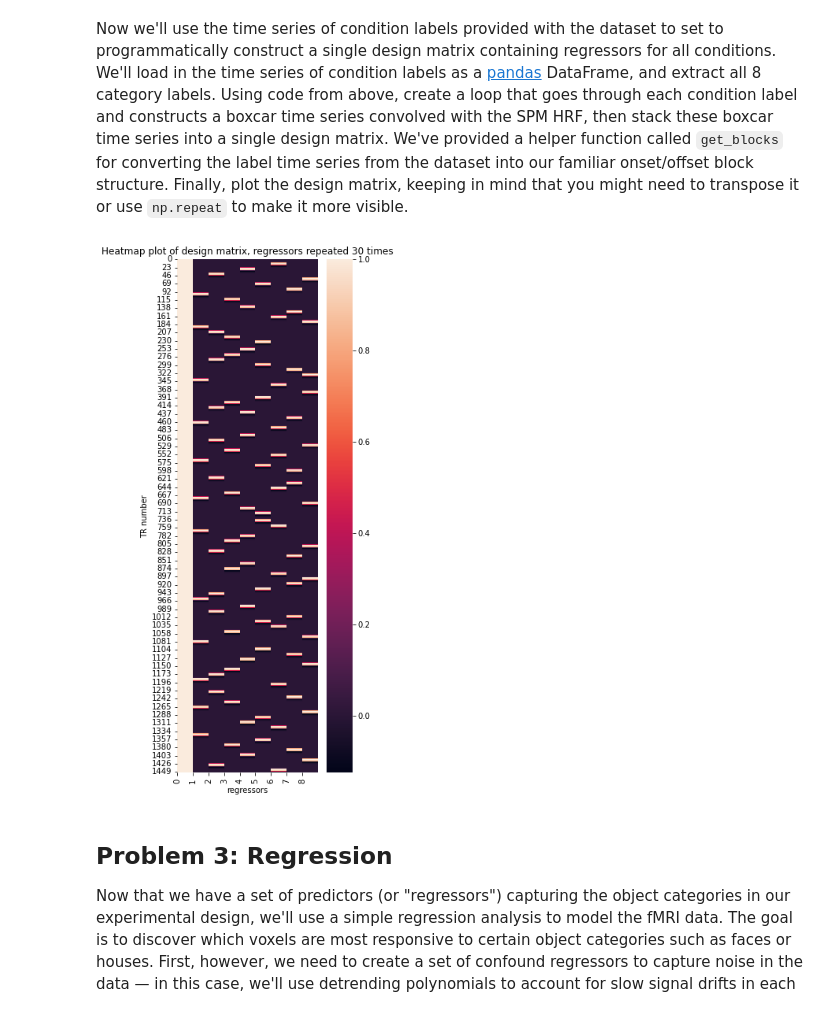
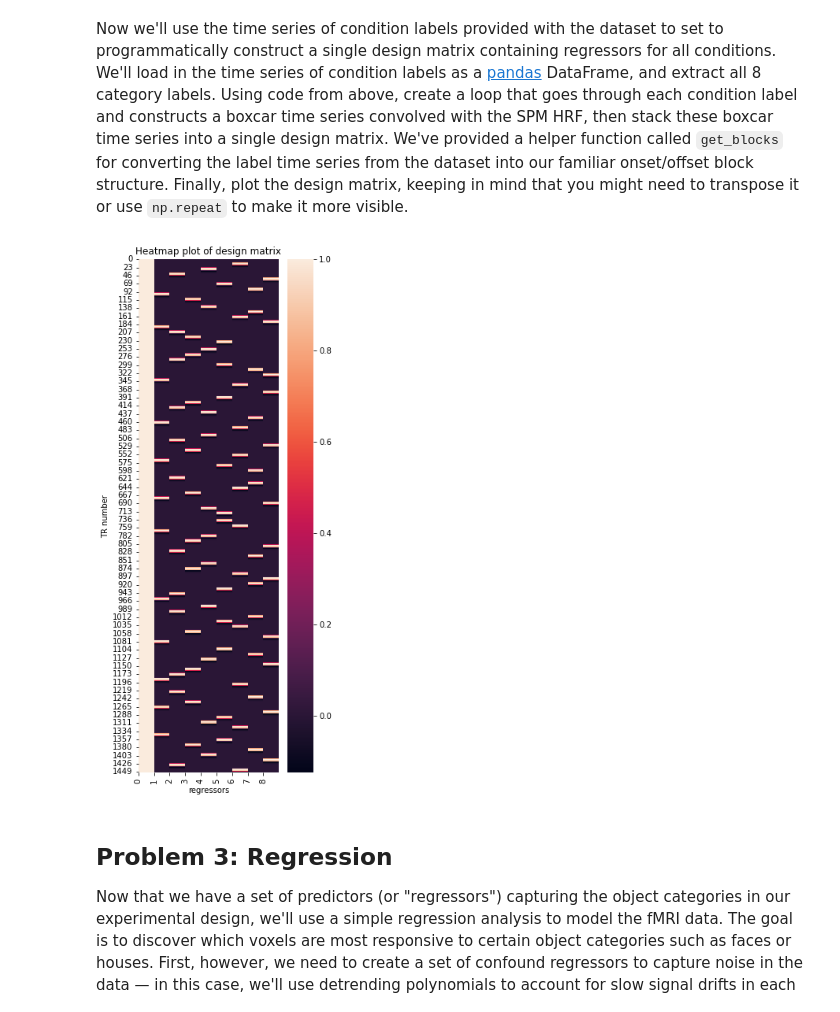
Before and after one commit to jye6680/psets, a Jupyter notebook: fmri-ps1/KarenChristianson-fmri-ps1-exercises.ipynb, the cells around one changed output. Drawn from its saved outputs; the diff is of its cells as text; code cells hidden in the pictures.

```diff
--- a/fmri-ps1/KarenChristianson-fmri-ps1-exercises.ipynb
+++ b/fmri-ps1/KarenChristianson-fmri-ps1-exercises.ipynb
@@ -268,39 +262,39 @@ assert(get_blocks(targets, 'face') == face_blocks)
 # Create a loop that constructs design matrix here:
 
 # initialize design matrix X with intercept (ones)
-X = np.ones(actual_ts.size)
+X_regressors = np.ones(actual_ts.size)
 
 # loop through conditions to generate bold regressors, append to X
 for cond in labels:
 
-    # get TR blocks for the condition and convert to supersampled time series
+    # get TR blocks for the condition and convert to supersampled times
     cond_blocks = get_blocks(targets, cond)
     cond_sst = [(onset * tr, offset * tr) for onset, offset in cond_blocks]
 
-    # generate boxcars for the condition
+    # generate boxcars for the condition with supersampled time series from above
     cond_boxcar_sst = generate_boxcars(sst, cond_sst)
 
     # convolve boxcars with HRF to get predicted BOLD
     cond_bold_sst = convolve_boxcars_hrf(sfreq, cond_boxcar_sst, sst)
 
     # downsample
-    _, _, cond_bold_actual = downsample(n_trs, tr, sst, cond_boxcar_sst, cond_bold_sst)
+    actual_ts, _, cond_bold_actual = downsample(n_trs, tr, sst, cond_boxcar_sst, cond_bold_sst)
 
-    X = np.column_stack([X, cond_bold_actual])
+    X_regressors = np.column_stack([X_regressors, cond_bold_actual])
 # %%
 # Plot full design matrix here:
 
 expand_n = 30
 fig, ax = plt.subplots(figsize = (4,12))
-sns.heatmap(np.repeat(X, expand_n, axis = 1))
-ax.set(xticks = np.arange(0, X.shape[1]*expand_n, expand_n),
-       xticklabels = np.arange(0, X.shape[1]),
+sns.heatmap(np.repeat(X_regressors, expand_n, axis = 1))
+ax.set(xticks = np.arange(0, X_regressors.shape[1]*expand_n, expand_n),
+       xticklabels = np.arange(0, X_regressors.shape[1]),
        xlabel = 'regressors',
        ylabel = 'TR number',
-       title = f'Heatmap plot of design matrix, regressors repeated {expand_n} times')
+       title = f'Heatmap plot of design matrix')
 plt.show()
 # %% [output]
-[figure, old version]
+[figure, new version]
 # %% [markdown]
 ## Problem 3: Regression
 
```
Also changed, not shown: parts of 18 cells of this notebook.
